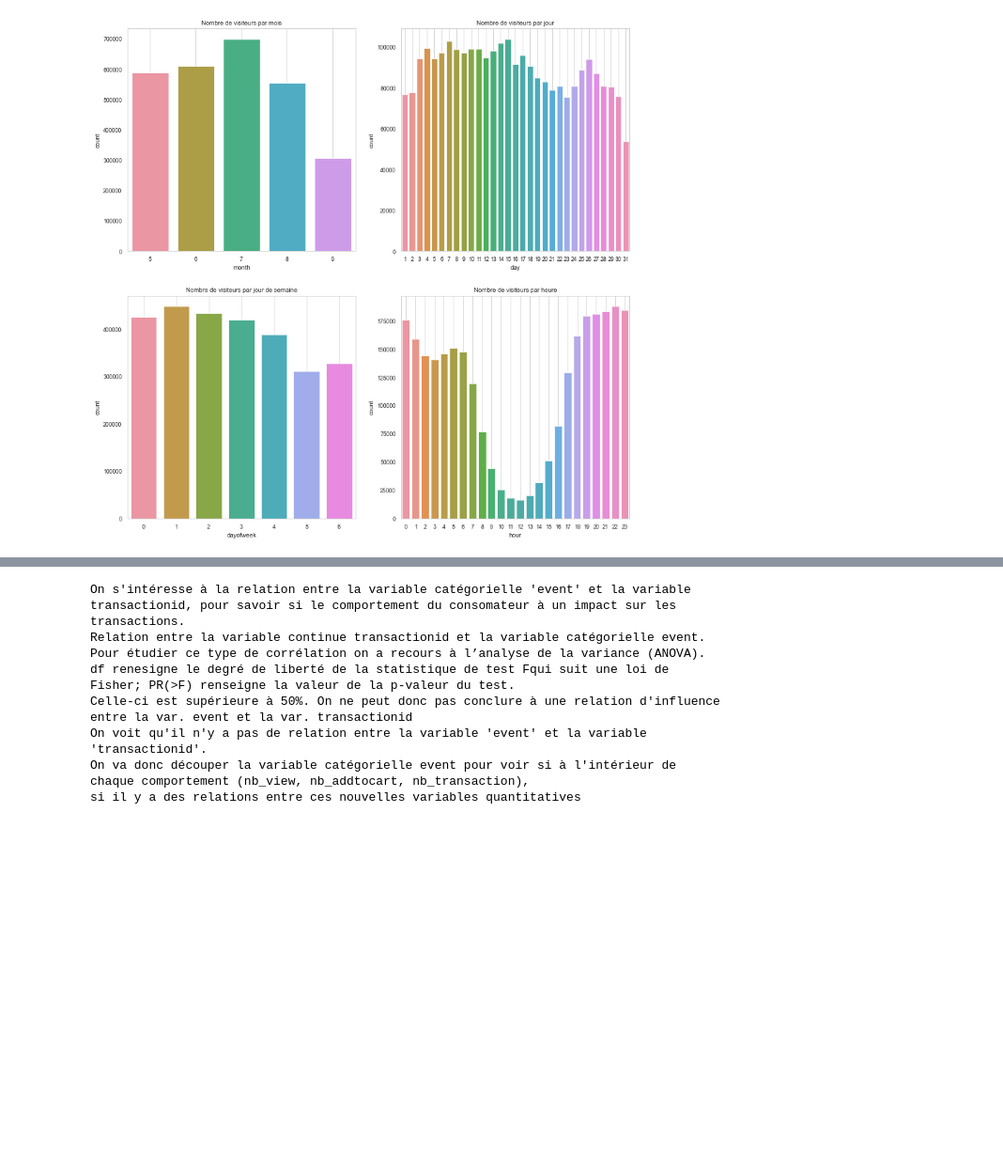
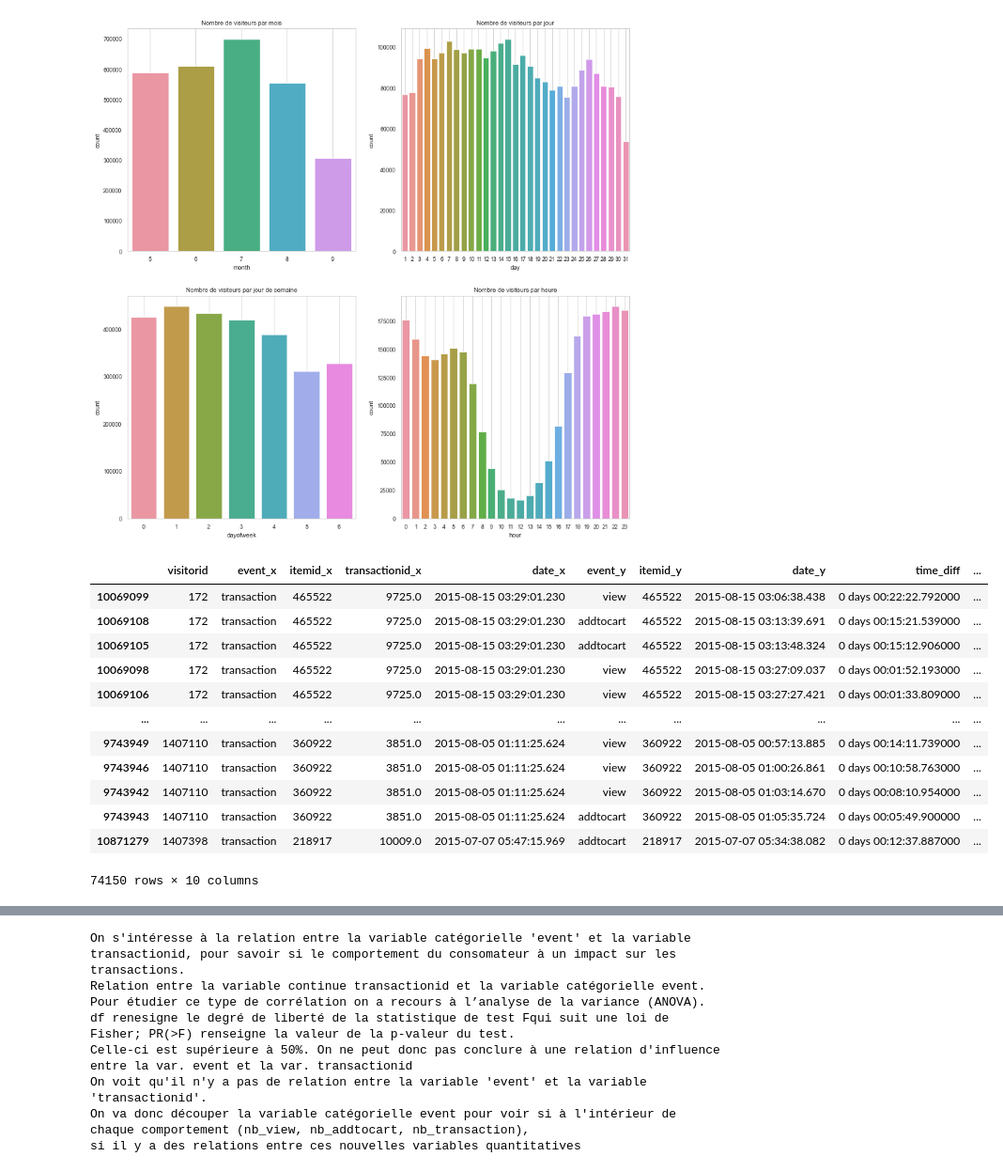
Before and after one commit to soopajot/eCommerce_Customer_Behavior, a Jupyter notebook: suivi_utilisateurs.ipynb, the cells around one changed output, grey strips where cells are left out. Shown at 94% size. Drawn from its saved outputs; the diff is of its cells as text; code cells hidden in the pictures; blank space fills up the shorter version.

```diff
--- a/suivi_utilisateurs.ipynb
+++ b/suivi_utilisateurs.ipynb
@@ -65,3 +55,46 @@ plt.title('Nombre de visiteurs par heure')
 plt.grid()
 # %% [output]
 [figure]
+# %%
+# Diviser entre transactions et le reste
+non_transactions = df.loc[df.event != "transaction"]
+transactions = df.loc[df.event == "transaction"]
+
+# Merger les deux tableaux afin de calculer le temps passé entre 2 actions successives
+inner_merged_total = pd.merge(transactions, non_transactions, on=["visitorid"], how="inner")
+
+# Calculez la différence entre l'heure à laquelle la transaction s'est produite
+# et l'heure à laquelle chaque événement s'est produit
+inner_merged_total['time_diff'] = inner_merged_total['date_x'] - inner_merged_total['date_y']
+
+# Trier le dataframe par visitorid...
+inner_merged_total = inner_merged_total.sort_values(by=['visitorid','date_x','date_y','itemid_x'])
+
+# Appliquer 2 conditions importantes pour définir une visite convertissante :
+# Premièrement, time_diff est moins de 24h. Deuxièmement, le itemid sur lequel la transaction
+# a eu lieu et le itemid sur lequel chaque événement s'est produit doivent être les mêmes
+transaction_24h = inner_merged_total.loc[inner_merged_total['time_diff'].dt.days < 1]
+transaction_made_24h = transaction_24h.loc[inner_merged_total['itemid_x'] == inner_merged_total['itemid_y']]
+
+# Supprimer certaines colonnes
+transaction_made_24h = transaction_made_24h.drop(['timestamp_x','timestamp_y','transactionid_y'], axis=1)
+
+# Convertir 'time_diff' en timedelta en seconds
+transaction_made_24h['time_diff_sec'] = transaction_made_24h['time_diff'].dt.seconds
+transaction_made_24h = transaction_made_24h.drop(['year_x','month_x','day_x','dayofweek_x','hour_x'], axis=1)
+transaction_made_24h = transaction_made_24h.drop(['year_y','month_y','day_y','dayofweek_y','hour_y'], axis=1)
+transaction_made_24h
+# %% [output]
+|  | visitorid | event_x | itemid_x | transactionid_x | date_x | event_y | itemid_y | date_y | time_diff | ... |
+| 10069099 | 172 | transaction | 465522 | 9725.0 | 2015-08-15 03:29:01.230 | view | 465522 | 2015-08-15 03:06:38.438 | 0 days 00:22:22.792000 | ... |
+| 10069108 | 172 | transaction | 465522 | 9725.0 | 2015-08-15 03:29:01.230 | addtocart | 465522 | 2015-08-15 03:13:39.691 | 0 days 00:15:21.539000 | ... |
+| 10069105 | 172 | transaction | 465522 | 9725.0 | 2015-08-15 03:29:01.230 | addtocart | 465522 | 2015-08-15 03:13:48.324 | 0 days 00:15:12.906000 | ... |
+| 10069098 | 172 | transaction | 465522 | 9725.0 | 2015-08-15 03:29:01.230 | view | 465522 | 2015-08-15 03:27:09.037 | 0 days 00:01:52.193000 | ... |
+| 10069106 | 172 | transaction | 465522 | 9725.0 | 2015-08-15 03:29:01.230 | view | 465522 | 2015-08-15 03:27:27.421 | 0 days 00:01:33.809000 | ... |
+| ... | ... | ... | ... | ... | ... | ... | ... | ... | ... | ... |
+| 9743949 | 1407110 | transaction | 360922 | 3851.0 | 2015-08-05 01:11:25.624 | view | 360922 | 2015-08-05 00:57:13.885 | 0 days 00:14:11.739000 | ... |
+| 9743946 | 1407110 | transaction | 360922 | 3851.0 | 2015-08-05 01:11:25.624 | view | 360922 | 2015-08-05 01:00:26.861 | 0 days 00:10:58.763000 | ... |
+| 9743942 | 1407110 | transaction | 360922 | 3851.0 | 2015-08-05 01:11:25.624 | view | 360922 | 2015-08-05 01:03:14.670 | 0 days 00:08:10.954000 | ... |
+| 9743943 | 1407110 | transaction | 360922 | 3851.0 | 2015-08-05 01:11:25.624 | addtocart | 360922 | 2015-08-05 01:05:35.724 | 0 days 00:05:49.900000 | ... |
+| 10871279 | 1407398 | transaction | 218917 | 10009.0 | 2015-07-07 05:47:15.969 | addtocart | 218917 | 2015-07-07 05:34:38.082 | 0 days 00:12:37.887000 | ... |
+74150 rows × 10 columns
```
Also changed, not shown: parts of 20 cells of this notebook.
